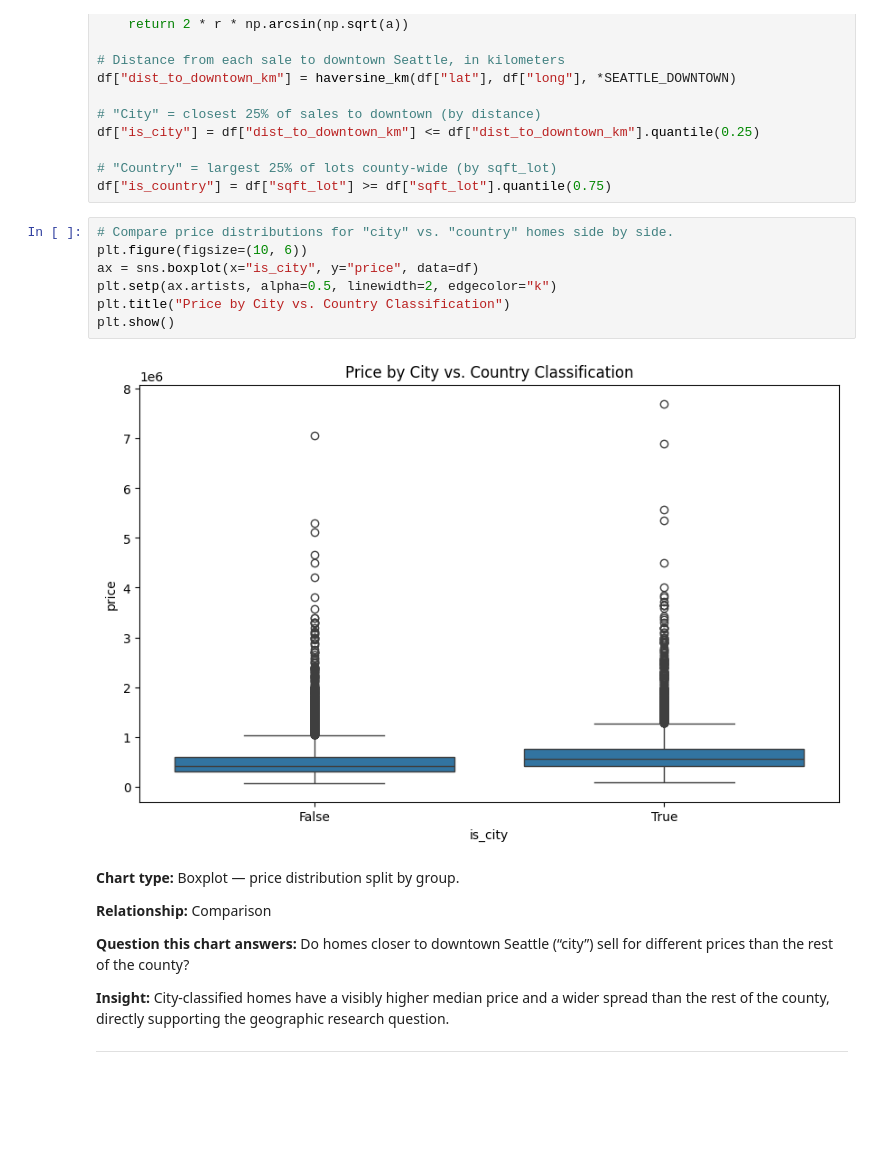
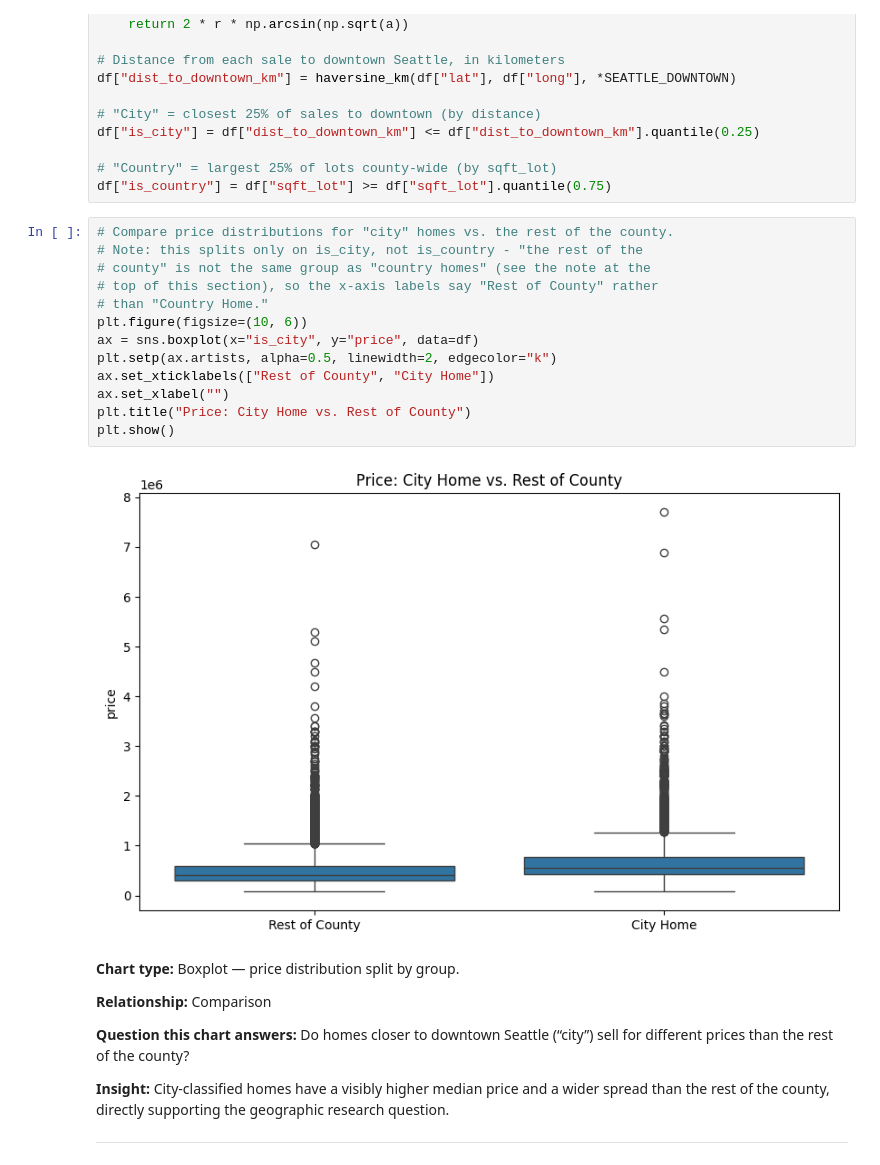
Before and after one commit to jolennd/ds-eda-project, a Jupyter notebook: 04_eda.ipynb, the cells around one changed output. Cells and saved outputs as stored; diff of their text form; blank space fills up the shorter version.

```diff
--- a/04_eda.ipynb
+++ b/04_eda.ipynb
@@ -438,14 +438,20 @@ df["is_city"] = df["dist_to_downtown_km"] <= df["dist_to_downtown_km"].quantile(
 # "Country" = largest 25% of lots county-wide (by sqft_lot)
 df["is_country"] = df["sqft_lot"] >= df["sqft_lot"].quantile(0.75)
 # %%
-# Compare price distributions for "city" vs. "country" homes side by side.
+# Compare price distributions for "city" homes vs. the rest of the county.
+# Note: this splits only on is_city, not is_country - "the rest of the
+# county" is not the same group as "country homes" (see the note at the
+# top of this section), so the x-axis labels say "Rest of County" rather
+# than "Country Home."
 plt.figure(figsize=(10, 6))
 ax = sns.boxplot(x="is_city", y="price", data=df)
 plt.setp(ax.artists, alpha=0.5, linewidth=2, edgecolor="k")
-plt.title("Price by City vs. Country Classification")
+ax.set_xticklabels(["Rest of County", "City Home"])
+ax.set_xlabel("")
+plt.title("Price: City Home vs. Rest of County")
 plt.show()
 # %% [output]
-[figure, old version]
+[figure, new version]
 # %% [markdown]
 **Chart type:** Boxplot — price distribution split by group.
 
```
Also changed, not shown: parts of 3 cells of this notebook.
